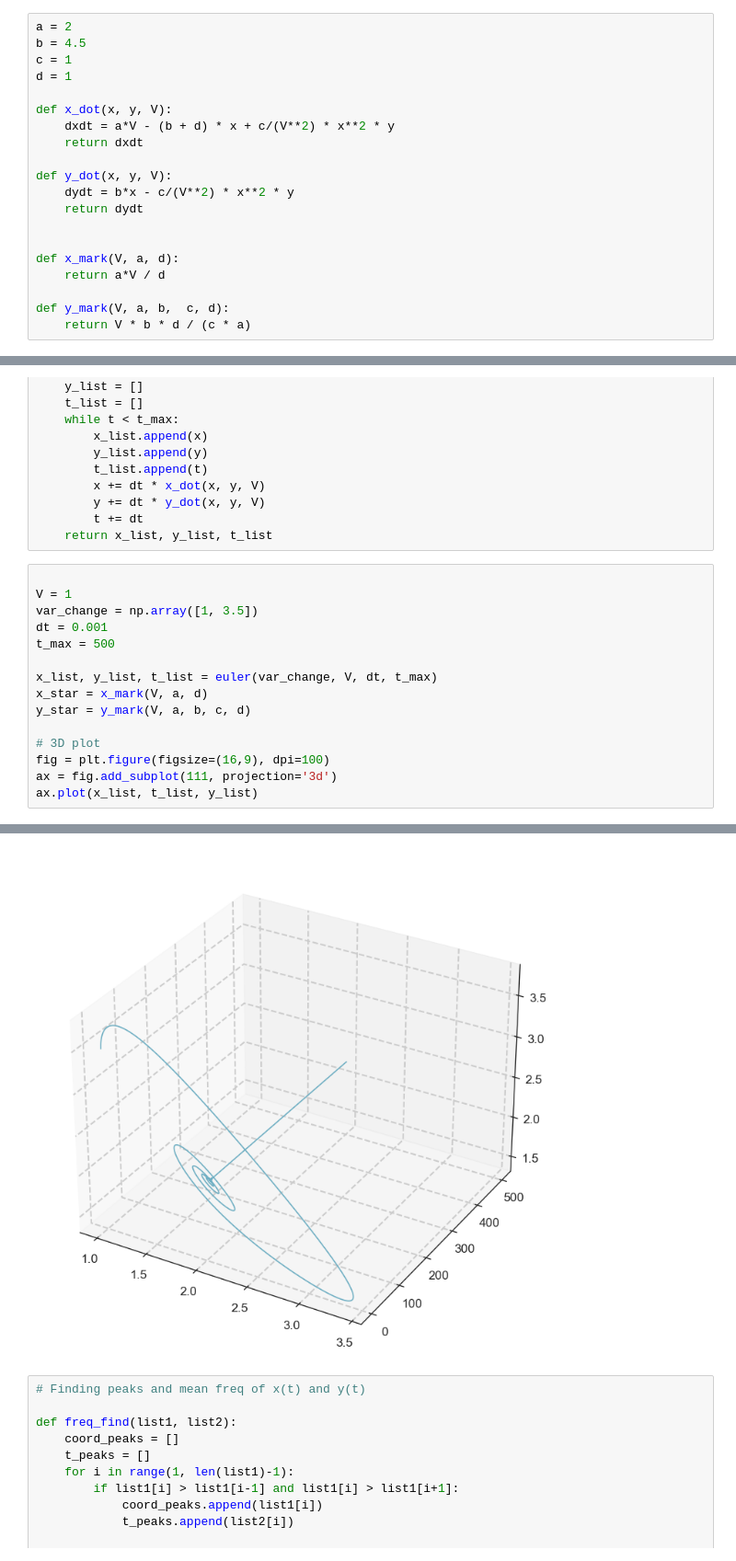
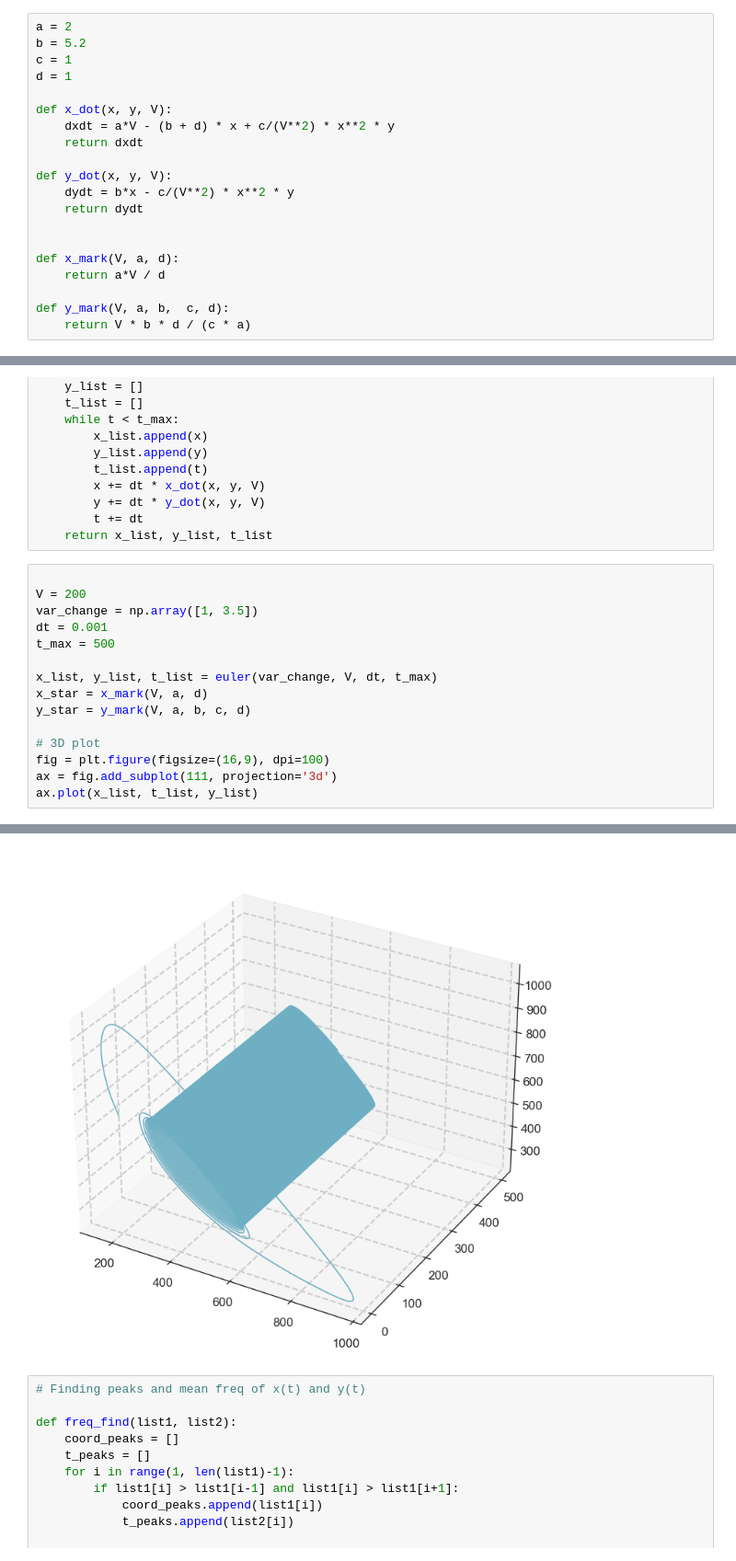
Before and after one commit to nielsdavidsen/PUK_2024, a Jupyter notebook: puk_start.ipynb, the cells around one changed output, grey strips where cells are left out. Shown at 92% size. Saved outputs shown, nothing was run; the diff lists cells and outputs as text.

```diff
--- a/puk_start.ipynb
+++ b/puk_start.ipynb
@@ -26,7 +26,7 @@ plt.rcParams['figure.figsize'] = (16, 9)
 [figure]
 # %%
 a = 2
-b = 4.5
+b = 5.2
 c = 1
 d = 1
 
@@ -65,22 +65,22 @@ def euler(var_change, V, dt, t_max):
     return x_list, y_list, t_list
 # %%
 
-V = 1
+V = 200
 var_change = np.array([1, 3.5])
 dt = 0.001
 t_max = 500
 
 x_list, y_list, t_list = euler(var_change, V, dt, t_max)
 x_star = x_mark(V, a, d)
 y_star = y_mark(V, a, b, c, d)
 
 # 3D plot
 fig = plt.figure(figsize=(16,9), dpi=100)
 ax = fig.add_subplot(111, projection='3d')
 ax.plot(x_list, t_list, y_list)
 # %% [output]
 [<mpl_toolkits.mplot3d.art3d.Line3D at 0x...>]
-[figure, old version]
+[figure, new version]
 # %%
 # Finding peaks and mean freq of x(t) and y(t)
 
```
Also changed, not shown: parts of 6 cells of this notebook.
